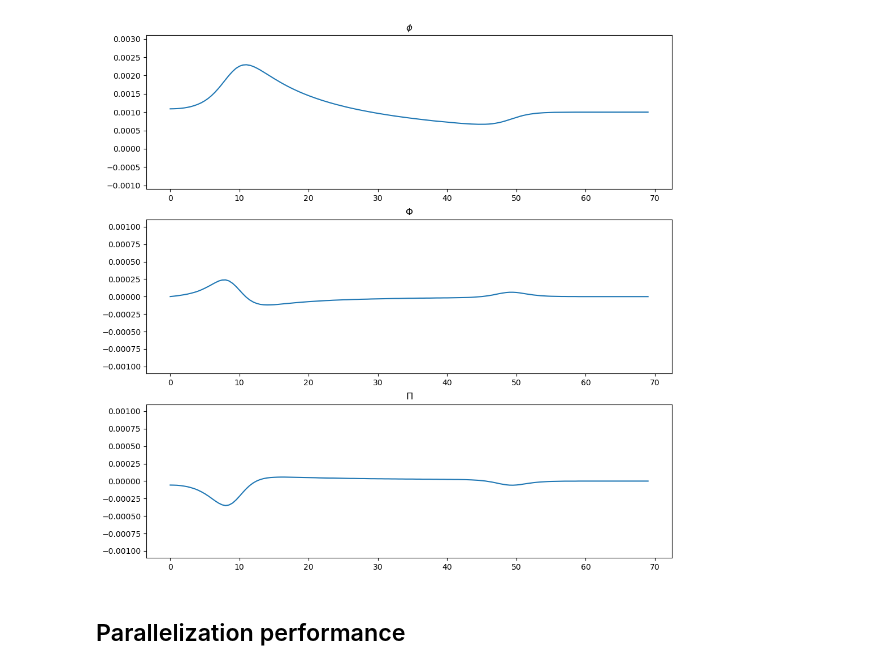
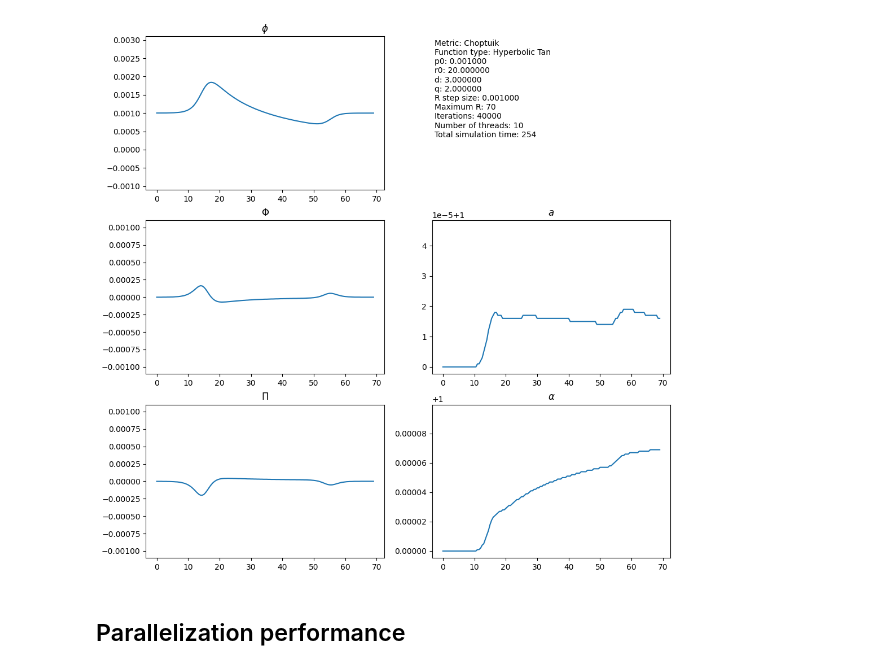
Before and after one commit to OtroBenja/Critical-collapse, a Jupyter notebook: plot.ipynb, the cells around one changed output. Cells and saved outputs as stored; diff of their text form; code cells hidden in the pictures.

Commit message:
Updated to save and plot a & alpha
The values corresponding to the metric, a and alpha now are saved and shown in the gif

```diff
--- a/plot.ipynb
+++ b/plot.ipynb
@@ -80,13 +93,12 @@ def animate_data(r, f, x, y, params):
                                     interval=100, repeat_delay=3000)
 
     anim.save('newtest.gif',writer='pillow')
-# %%
-filename = "Output_125500.dat"
-
-r, f, x, y, params = read_data(filename)
-animate_data(r, f, x, y, params)
-# %% [output]
-[figure, removed]
+# %%
+filename = "Output_210605.dat"
+
+animate_data(filename,ipf=1)
+# %% [output]
+[figure, added]
 # %% [markdown]
 ## Parallelization performance
 # %%
```
Also changed, not shown: parts of 1 cell of this notebook, 1 other file.
